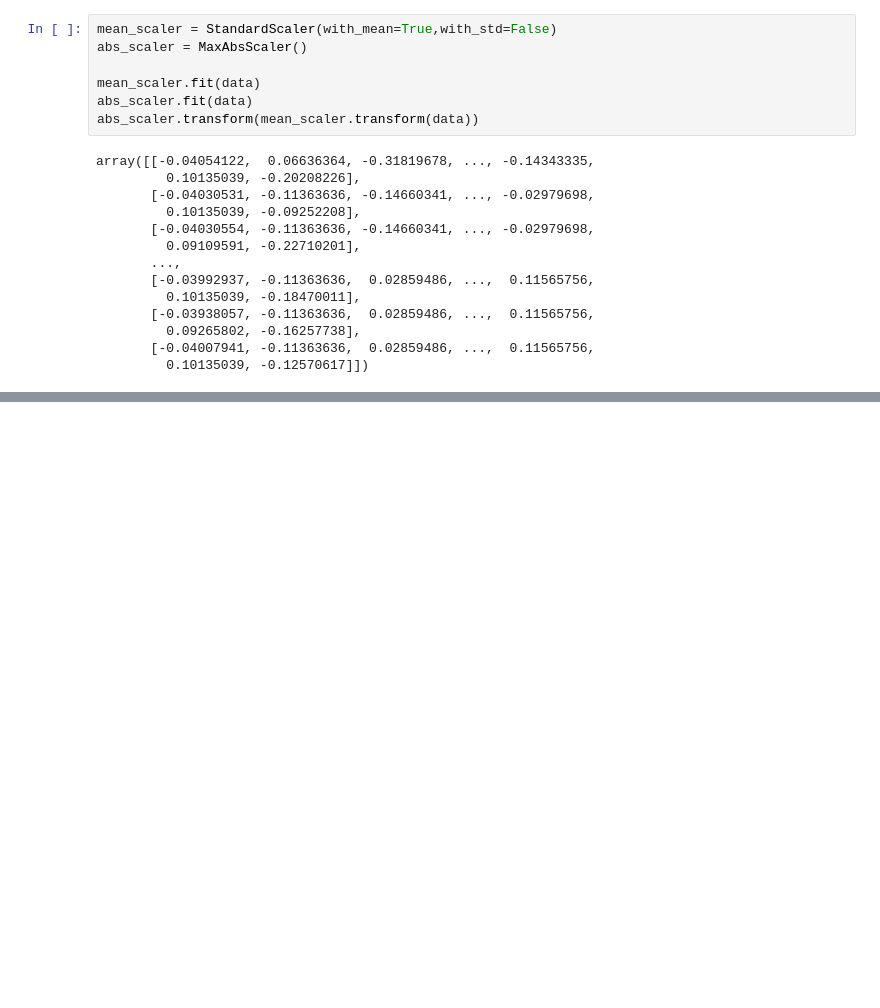
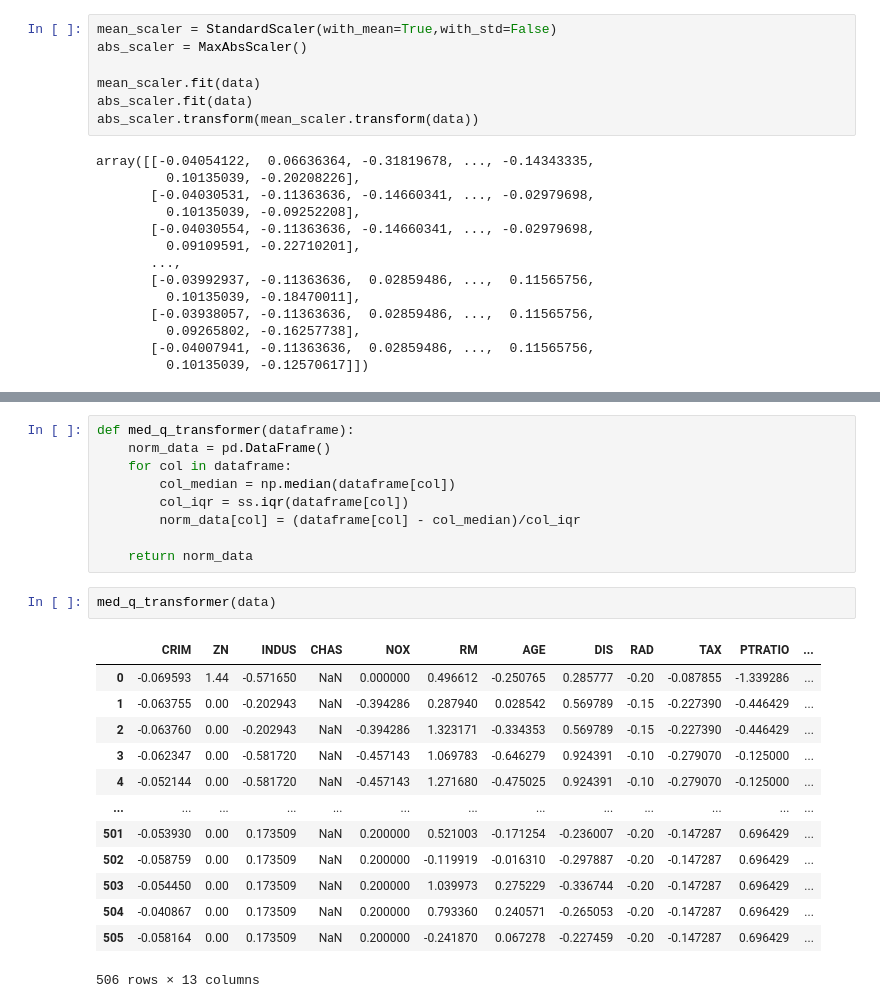
Before and after one commit to ashen007/Feature_enginering, a Jupyter notebook: notebooks/scaling.ipynb, the cells around one changed output, grey strips where cells are left out. Cells and saved outputs as stored; diff of their text form; blank space fills up the shorter version.

Commit message:
Scaling with the median and quantiles

```diff
--- a/notebooks/scaling.ipynb
+++ b/notebooks/scaling.ipynb
@@ -256,0 +262,25 @@ array([[-0.04054122,  0.06636364, -0.31819678, ..., -0.14343335,
+# %%
+def med_q_transformer(dataframe):
+    norm_data = pd.DataFrame()
+    for col in dataframe:
+        col_median = np.median(dataframe[col])
+        col_iqr = ss.iqr(dataframe[col])
+        norm_data[col] = (dataframe[col] - col_median)/col_iqr
+
+    return norm_data
+# %%
+med_q_transformer(data)
+# %% [output]
+|  | CRIM | ZN | INDUS | CHAS | NOX | RM | AGE | DIS | RAD | TAX | PTRATIO | ... |
+| 0 | -0.069593 | 1.44 | -0.571650 | NaN | 0.000000 | 0.496612 | -0.250765 | 0.285777 | -0.20 | -0.087855 | -1.339286 | ... |
+| 1 | -0.063755 | 0.00 | -0.202943 | NaN | -0.394286 | 0.287940 | 0.028542 | 0.569789 | -0.15 | -0.227390 | -0.446429 | ... |
+| 2 | -0.063760 | 0.00 | -0.202943 | NaN | -0.394286 | 1.323171 | -0.334353 | 0.569789 | -0.15 | -0.227390 | -0.446429 | ... |
+| 3 | -0.062347 | 0.00 | -0.581720 | NaN | -0.457143 | 1.069783 | -0.646279 | 0.924391 | -0.10 | -0.279070 | -0.125000 | ... |
+| 4 | -0.052144 | 0.00 | -0.581720 | NaN | -0.457143 | 1.271680 | -0.475025 | 0.924391 | -0.10 | -0.279070 | -0.125000 | ... |
+| ... | ... | ... | ... | ... | ... | ... | ... | ... | ... | ... | ... | ... |
+| 501 | -0.053930 | 0.00 | 0.173509 | NaN | 0.200000 | 0.521003 | -0.171254 | -0.236007 | -0.20 | -0.147287 | 0.696429 | ... |
+| 502 | -0.058759 | 0.00 | 0.173509 | NaN | 0.200000 | -0.119919 | -0.016310 | -0.297887 | -0.20 | -0.147287 | 0.696429 | ... |
+| 503 | -0.054450 | 0.00 | 0.173509 | NaN | 0.200000 | 1.039973 | 0.275229 | -0.336744 | -0.20 | -0.147287 | 0.696429 | ... |
+| 504 | -0.040867 | 0.00 | 0.173509 | NaN | 0.200000 | 0.793360 | 0.240571 | -0.265053 | -0.20 | -0.147287 | 0.696429 | ... |
+| 505 | -0.058164 | 0.00 | 0.173509 | NaN | 0.200000 | -0.241870 | 0.067278 | -0.227459 | -0.20 | -0.147287 | 0.696429 | ... |
+506 rows × 13 columns
```
Also changed, not shown: parts of 3 cells of this notebook.
